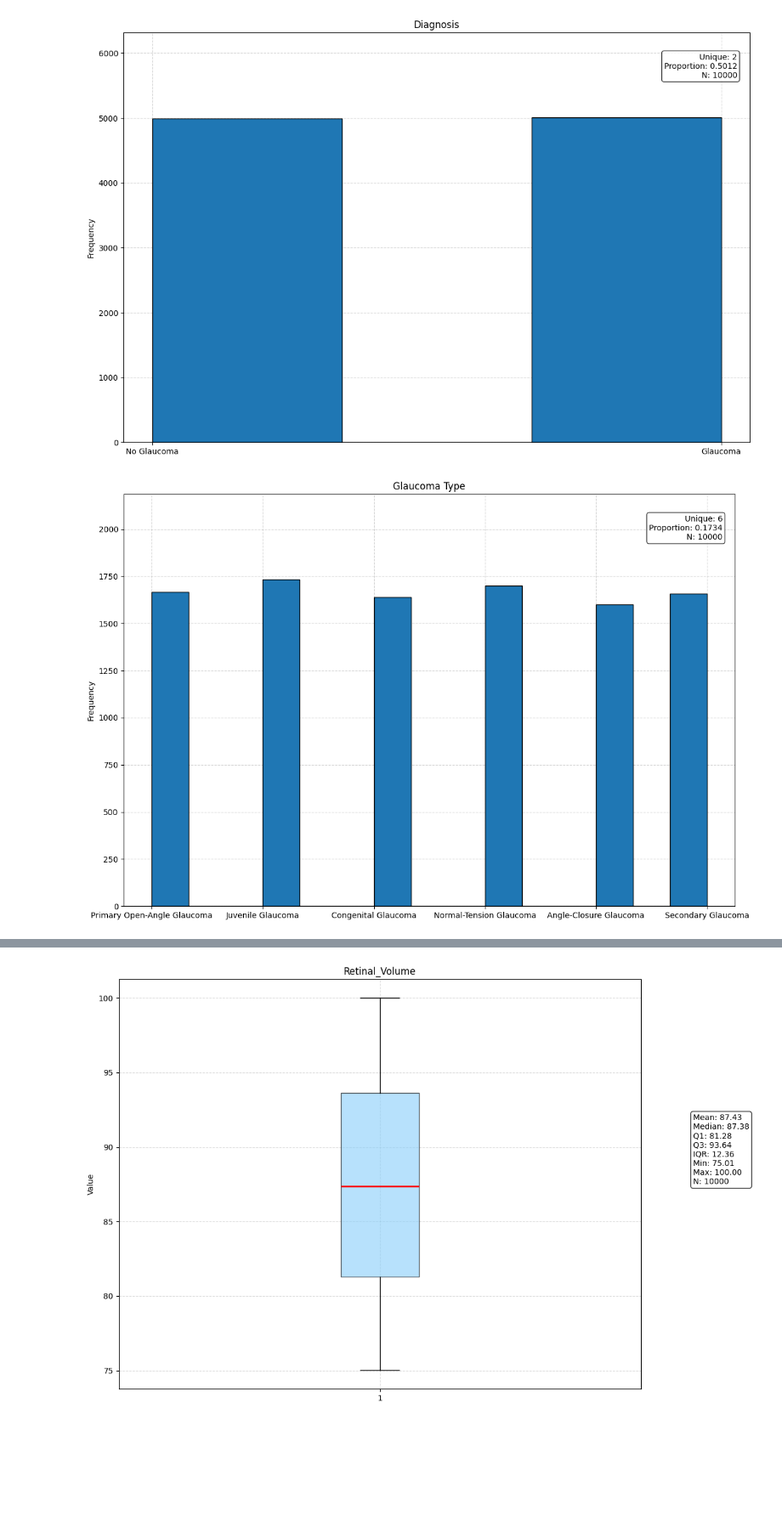
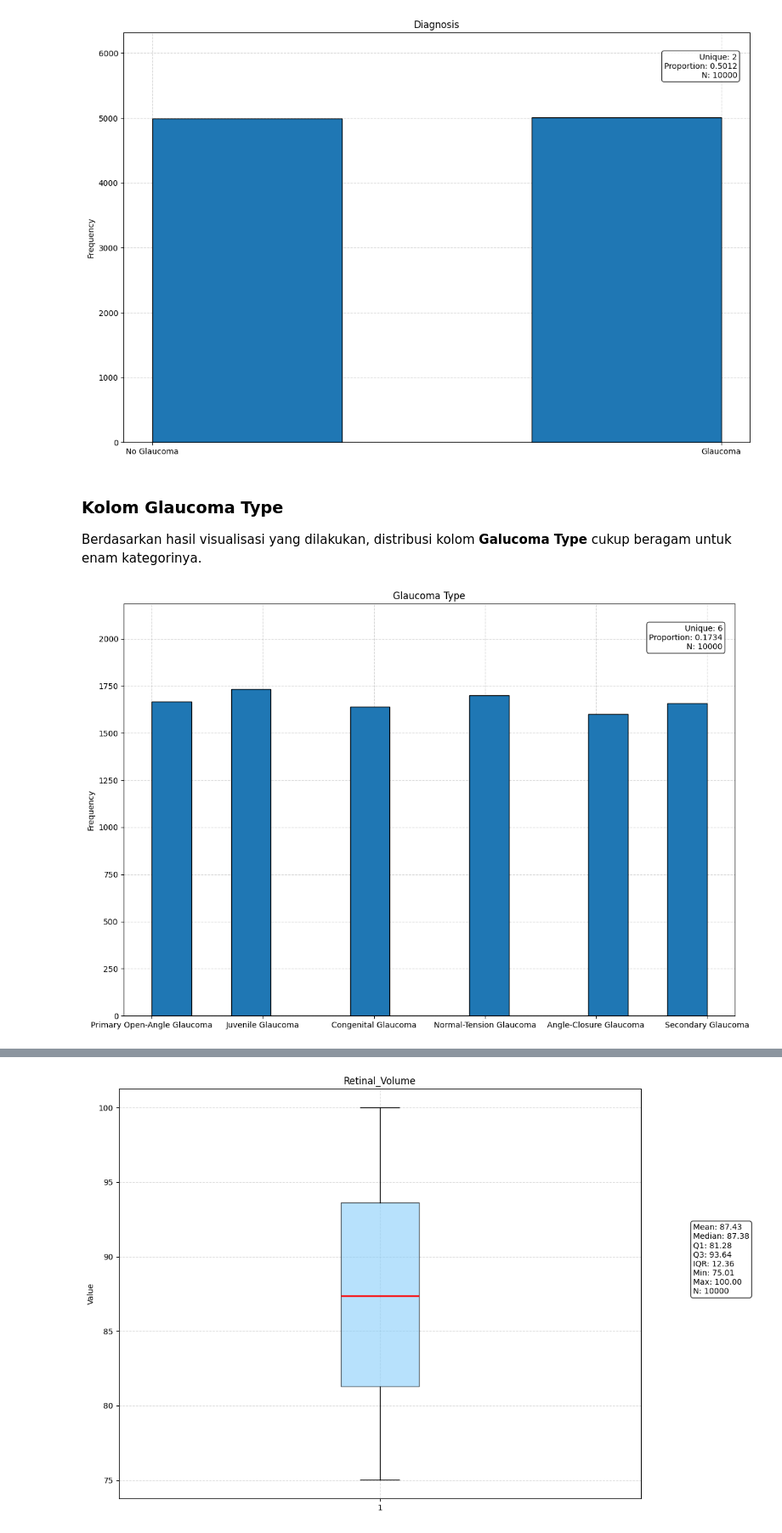
Before and after one commit to An-Dafa/IF2120-Tugas-Besar-Probabilitas-Statistika, a Jupyter notebook: CLE_13524038_13524059.ipynb, the cells around one changed output, grey strips where cells are left out. Shown at 85% size. Cells and saved outputs as stored; diff of their text form; code cells hidden in the pictures; blank space fills up the shorter version.

```diff
--- a/CLE_13524038_13524059.ipynb
+++ b/CLE_13524038_13524059.ipynb
@@ -526,7 +525,7 @@ def cari_outlier_kategori(data, threshold_persen = 0.01):
 
     return list_outlier, laporan
 
-kolom_dikecualikan = ["Patient ID", "Medication Usage"]
+kolom_dikecualikan = ["Patient ID", "Medication Usage", "Visual Symptoms"]
 for kolom in data_kategori.columns:
     if kolom in kolom_dikecualikan:
         continue
@@ -686,7 +666,7 @@ def handling_kategorik_outlier(data, threshold_persen=0.05, strategi="other"):
             hasil.append(nilai)
     return hasil
 
-kolom_skip = ["Patient ID", "Medication Usage"]
+kolom_skip = ["Patient ID", "Medication Usage", "Visual Symptoms"]
 
 for kolom in data_kategori.columns:
     if kolom in kolom_skip:
@@ -1335,35 +1349,39 @@ plt.tight_layout()
 plt.show()
 # %% [output]
 [figure]
+# %% [markdown]
+### Kolom Glaucoma Type
+
+Berdasarkan hasil visualisasi yang dilakukan, distribusi kolom **Galucoma Type** cukup beragam untuk enam kategorinya.
 # %%
 plt.figure(figsize=(12,8))
 
-plt.hist(data_kategori["Glaucoma Type"].dropna(), bins=15, edgecolor='black', zorder=2)
+plt.hist(data_kategori["Glaucoma Type"].dropna(), bins=14, edgecolor='black', zorder=2)
 plt.grid(True, linestyle='--', alpha=0.5, zorder=1)
 
 count_val = len(data_kategori["Glaucoma Type"])
 unique_val = unique_count(data_kategori["Glaucoma Type"])
 prportion_val = proportion(data_kategori["Glaucoma Type"])
 
 stats_text = (
     f"Unique: {unique_val}\n"
     f"Proportion: {prportion_val}\n"
     f"N: {count_val}"
 )
 
 plt.ylim(top=plt.ylim()[1] * 1.20)
 
 plt.annotate(
     stats_text,
     xy=(0.98, 0.95), xycoords='axes fraction',
     ha='right', va='top',
     fontsize=10,
     bbox=dict(boxstyle="round", fc="white", alpha=0.8)
 )
 
 plt.title("Glaucoma Type")
 plt.ylabel("Frequency")
 plt.tight_layout()
 plt.show()
 # %% [output]
-[figure, old version]
+[figure, new version]
```
Also changed, not shown: parts of 57 cells of this notebook.
